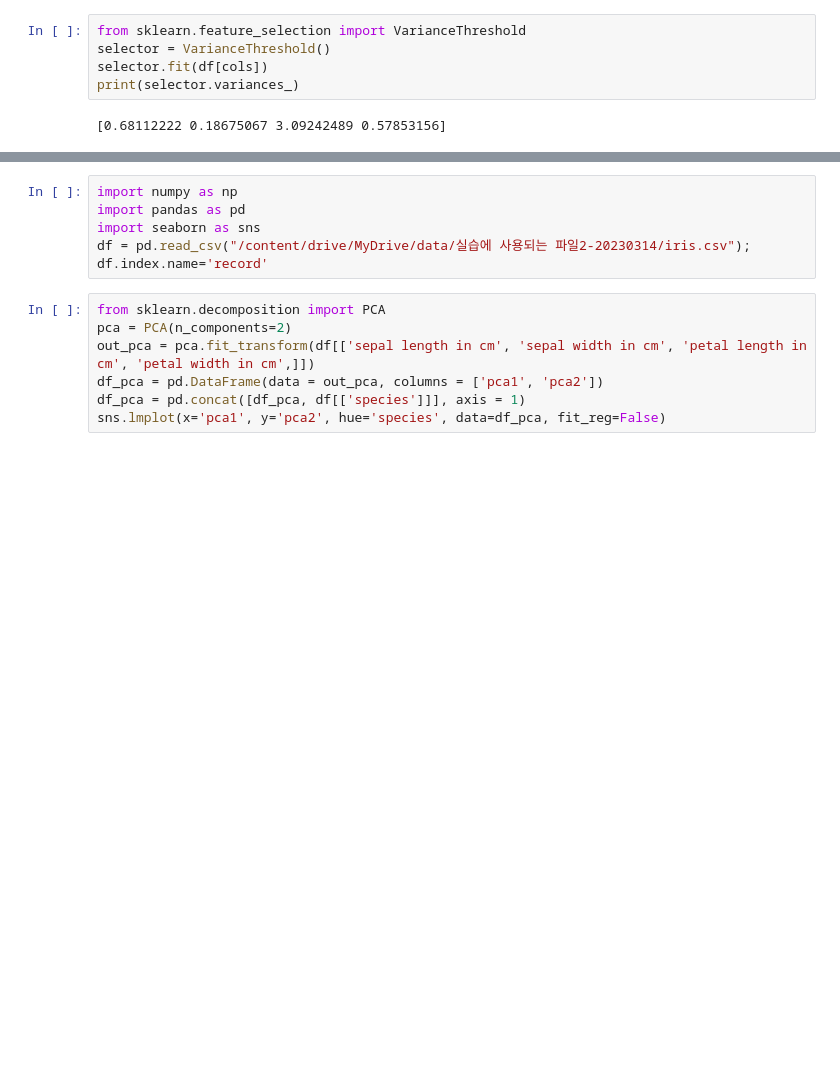
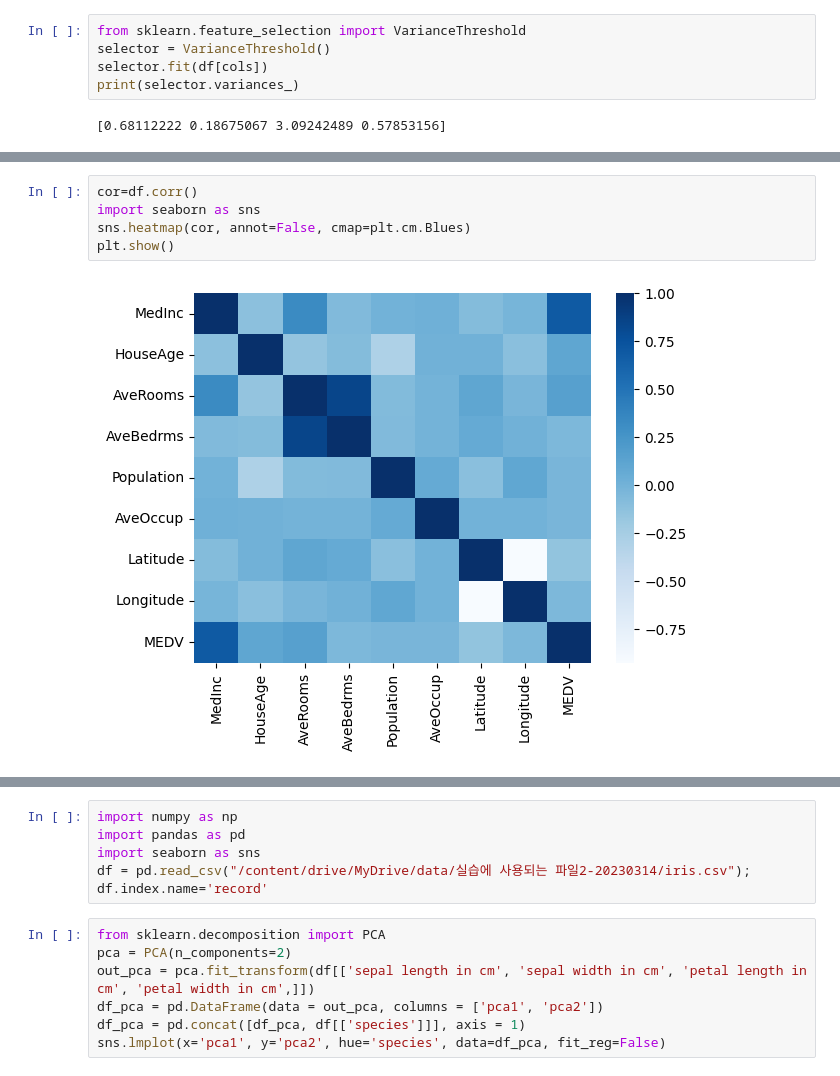
Before and after one commit to WooJungE/About_data, a Jupyter notebook: 20230328.ipynb, the cells around one changed output, grey strips where cells are left out. Saved outputs shown, nothing was run; the diff lists cells and outputs as text; blank space fills up the shorter version.

```diff
--- a/20230328.ipynb
+++ b/20230328.ipynb
@@ -18,0 +54,7 @@ print(selector.variances_)
+# %%
+cor=df.corr()
+import seaborn as sns
+sns.heatmap(cor, annot=False, cmap=plt.cm.Blues)
+plt.show()
+# %% [output]
+[figure, added]
```
Also changed, not shown: parts of 14 cells of this notebook.
